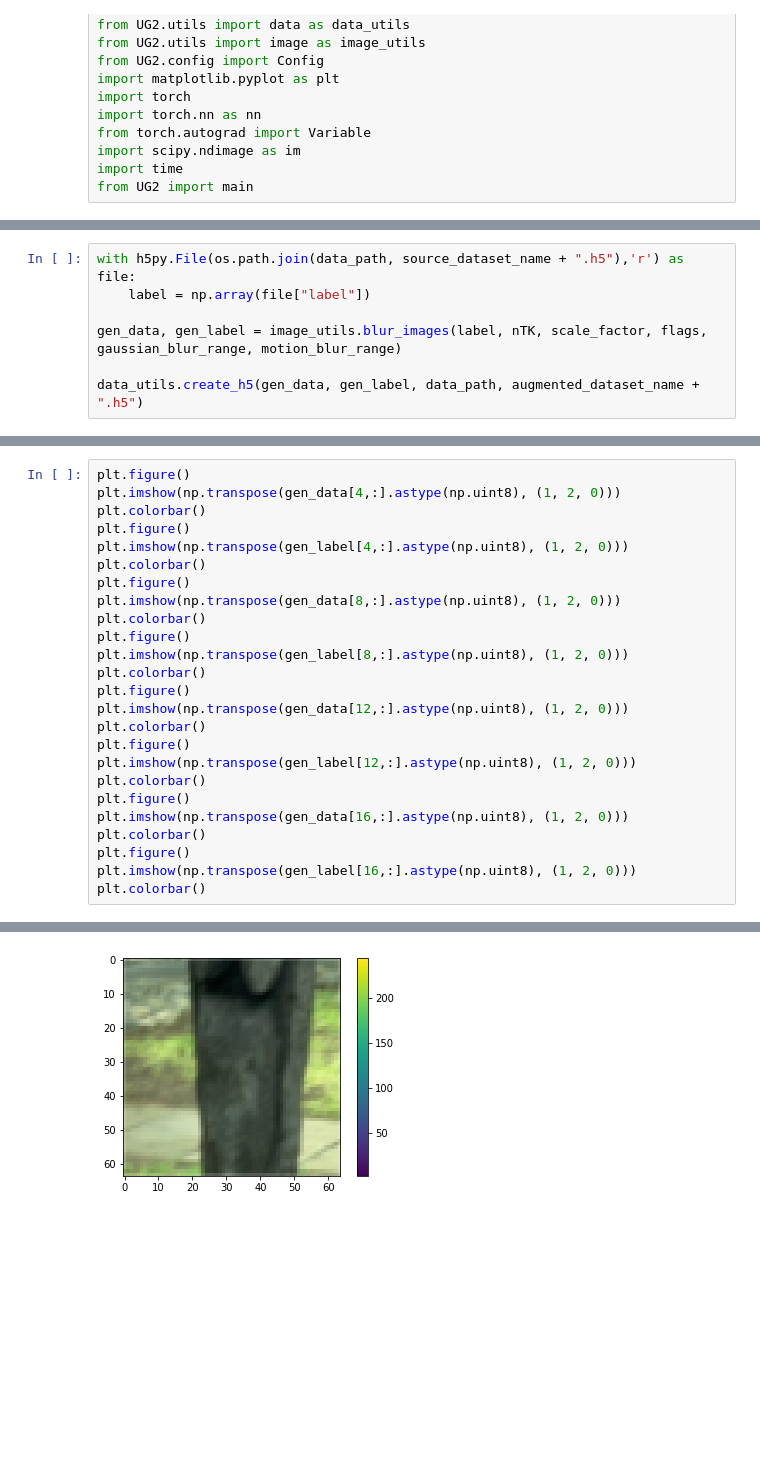
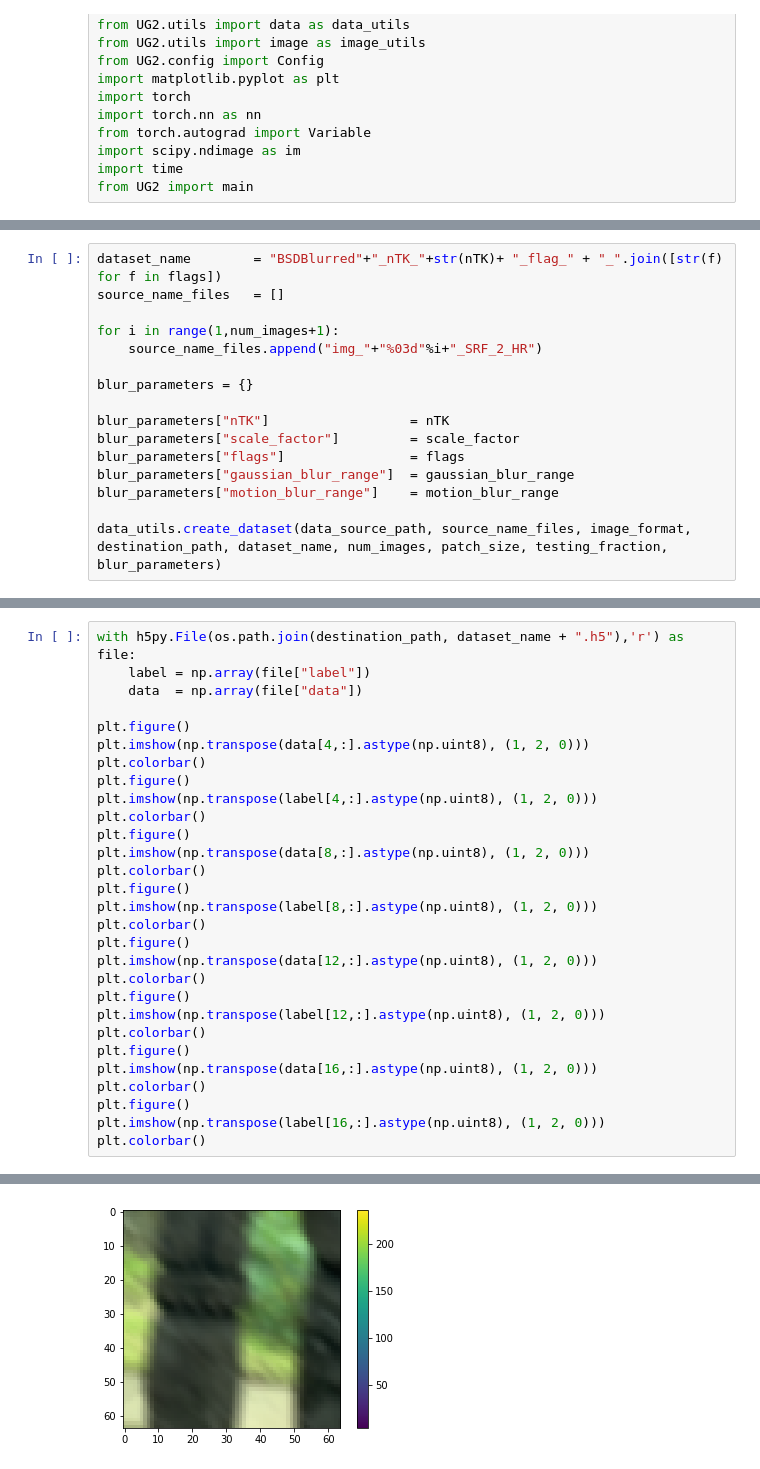
Before and after one commit to Sushobhan04/UG2, a Jupyter notebook: scripts/generate_dataset.ipynb, the cells around one changed output, grey strips where cells are left out. Drawn from its saved outputs; the diff is of its cells as text; blank space fills up the shorter version.

Commit message:
Completed dataset creation

```diff
--- a/scripts/generate_dataset.ipynb
+++ b/scripts/generate_dataset.ipynb
@@ -35,7 +31,0 @@ augmented_dataset_name = source_dataset_name + "_nTK_" + str(nTK) + "_flag_" + "
-# %%
-with h5py.File(os.path.join(data_path, source_dataset_name + ".h5"),'r') as file:
-    label = np.array(file["label"])
-
-gen_data, gen_label = image_utils.blur_images(label, nTK, scale_factor, flags, gaussian_blur_range, motion_blur_range)
-
-data_utils.create_h5(gen_data, gen_label, data_path, augmented_dataset_name + ".h5")
@@ -45,0 +32,16 @@ BSD_nTK_4_flag_1_1
+# %%
+dataset_name        = "BSDBlurred"+"_nTK_"+str(nTK)+ "_flag_" + "_".join([str(f) for f in flags])
+source_name_files   = []
+
+for i in range(1,num_images+1):
+    source_name_files.append("img_"+"%03d"%i+"_SRF_2_HR")
+
+blur_parameters = {}
+
+blur_parameters["nTK"]                  = nTK
+blur_parameters["scale_factor"]         = scale_factor
+blur_parameters["flags"]                = flags
+blur_parameters["gaussian_blur_range"]  = gaussian_blur_range
+blur_parameters["motion_blur_range"]    = motion_blur_range
+
+data_utils.create_dataset(data_source_path, source_name_files, image_format, destination_path, dataset_name, num_images, patch_size, testing_fraction, blur_parameters)
@@ -46,27 +50,31 @@ BSD_nTK_4_flag_1_1
 # %%
+with h5py.File(os.path.join(destination_path, dataset_name + ".h5"),'r') as file:
+    label = np.array(file["label"])
+    data  = np.array(file["data"])
+
 plt.figure()
-plt.imshow(np.transpose(gen_data[4,:].astype(np.uint8), (1, 2, 0)))
+plt.imshow(np.transpose(data[4,:].astype(np.uint8), (1, 2, 0)))
 plt.colorbar()
 plt.figure()
-plt.imshow(np.transpose(gen_label[4,:].astype(np.uint8), (1, 2, 0)))
+plt.imshow(np.transpose(label[4,:].astype(np.uint8), (1, 2, 0)))
 plt.colorbar()
 plt.figure()
-plt.imshow(np.transpose(gen_data[8,:].astype(np.uint8), (1, 2, 0)))
+plt.imshow(np.transpose(data[8,:].astype(np.uint8), (1, 2, 0)))
 plt.colorbar()
 plt.figure()
-plt.imshow(np.transpose(gen_label[8,:].astype(np.uint8), (1, 2, 0)))
+plt.imshow(np.transpose(label[8,:].astype(np.uint8), (1, 2, 0)))
 plt.colorbar()
 plt.figure()
-plt.imshow(np.transpose(gen_data[12,:].astype(np.uint8), (1, 2, 0)))
+plt.imshow(np.transpose(data[12,:].astype(np.uint8), (1, 2, 0)))
 plt.colorbar()
 plt.figure()
-plt.imshow(np.transpose(gen_label[12,:].astype(np.uint8), (1, 2, 0)))
+plt.imshow(np.transpose(label[12,:].astype(np.uint8), (1, 2, 0)))
 plt.colorbar()
 plt.figure()
-plt.imshow(np.transpose(gen_data[16,:].astype(np.uint8), (1, 2, 0)))
+plt.imshow(np.transpose(data[16,:].astype(np.uint8), (1, 2, 0)))
 plt.colorbar()
 plt.figure()
-plt.imshow(np.transpose(gen_label[16,:].astype(np.uint8), (1, 2, 0)))
+plt.imshow(np.transpose(label[16,:].astype(np.uint8), (1, 2, 0)))
 plt.colorbar()
 # %% [output]
 <matplotlib.colorbar.Colorbar at 0x...>
@@ -79 +87 @@ plt.colorbar()
-[figure, old version]
+[figure, new version]
```
Also changed, not shown: parts of 6 cells of this notebook, 3 other files.
